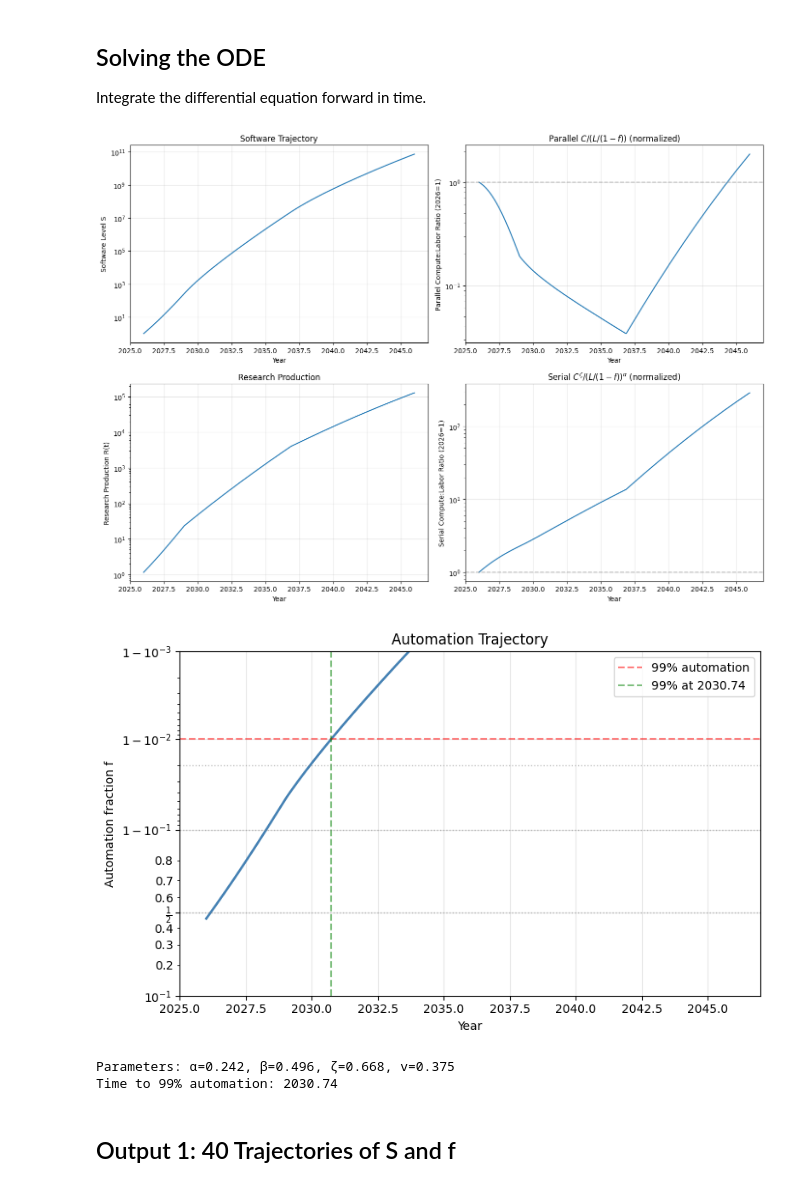
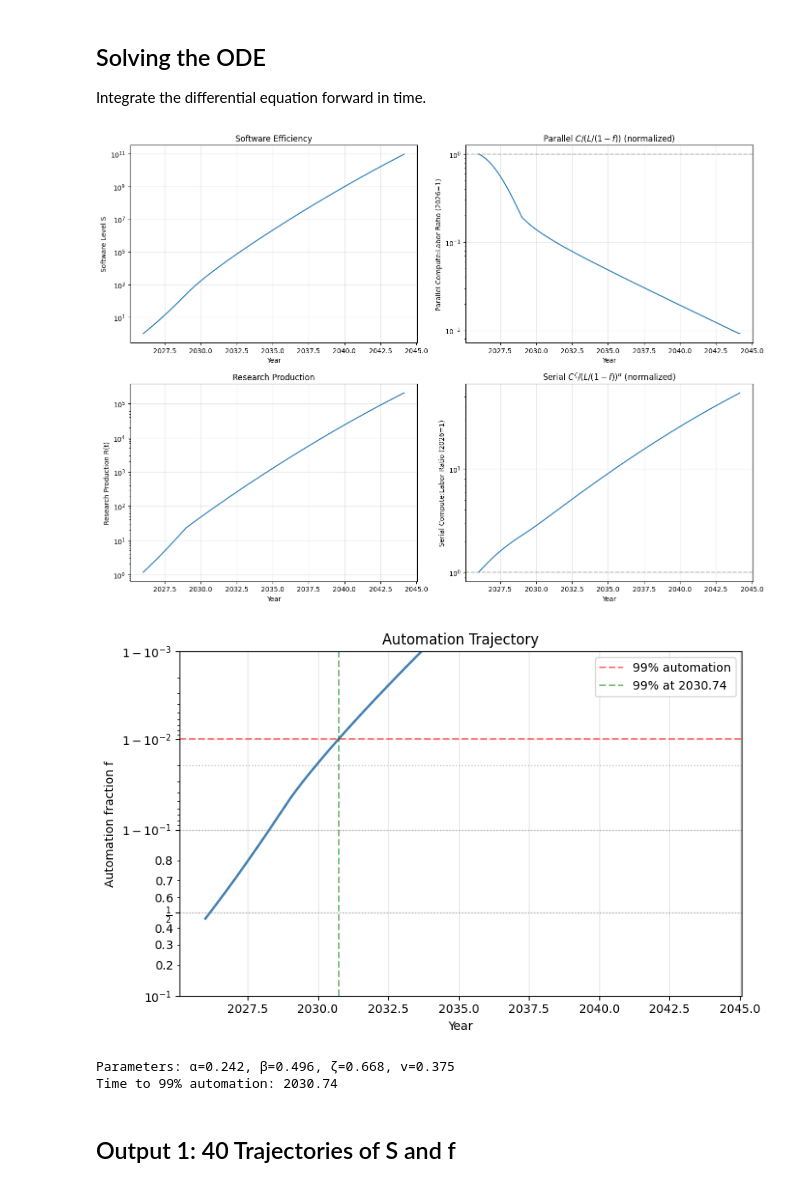
Before and after one commit to tkwa/ai-takeoff-model, a Jupyter notebook: takeoff_simulation.ipynb, the cells around one changed output. Cells and saved outputs as stored; diff of their text form; code cells hidden in the pictures.

```diff
--- a/takeoff_simulation.ipynb
+++ b/takeoff_simulation.ipynb
@@ -330,8 +330,8 @@ def jones_model_derivative(t, S, alpha, beta, zeta, v, k, L_2026, C_2026, E_hac)
     f = f_automation(C, S, v, E_hac)
 
     # Avoid division by zero as f approaches 1
-    if f >= 0.9999:
-        f = 0.9999
+    if f >= 0.999999:
+        f = 0.999999
 
     effective_labor = L / (1 - f)
     dS_dt = k * (effective_labor ** alpha) * (C ** zeta) * (S ** (1 - beta))
@@ -341,6 +341,7 @@ def jones_model_derivative(t, S, alpha, beta, zeta, v, k, L_2026, C_2026, E_hac)
 def simulate_trajectory(params, t_start=-0.5, t_end=6, max_S=1e12):
     """
     Simulate S(t) from t_start to t_end (relative to Jan 2026).
+    Trajectories are truncated once f reaches 99.9999%.
 
     Returns:
         t_array, S_array, f_array, R_array, serial_ratio_array,
@@ -395,9 +396,19 @@ def simulate_trajectory(params, t_start=-0.5, t_end=6, max_S=1e12):
         L_dense = np.array([labor_schedule(t, L_2026) for t in t_dense])
         f_dense = np.array([f_automation(C_dense[i], S_dense[i], v, E_hac) for i in range(len(t_dense))])
 
+        # Truncate once f reaches the cap
+        cap_mask = f_dense >= 0.999999
+        if np.any(cap_mask):
+            cap_idx = np.argmax(cap_mask) + 1  # include the first point at cap
+            t_dense = t_dense[:cap_idx]
+            S_dense = S_dense[:cap_idx]
+            C_dense = C_dense[:cap_idx]
+            L_dense = L_dense[:cap_idx]
+            f_dense = f_dense[:cap_idx]
+
         # Compute R(t) = (L/(1-f))^α * C^ζ
         # Avoid division by zero
-        f_capped = np.minimum(f_dense, 0.9999)
+        f_capped = np.minimum(f_dense, 0.999999)
         R_dense = ((L_dense / (1 - f_capped)) ** alpha) * (C_dense ** zeta)
 
         # Serial compute:labor ratio C^ζ / (L/(1-f))^α (with diminishing returns)
@@ -437,7 +448,7 @@ if t_arr is not None:
     axes[0, 0].set_xlabel('Year')
     axes[0, 0].set_ylabel('Software Level S')
     axes[0, 0].set_yscale('log')
-    axes[0, 0].set_title('Software Trajectory')
+    axes[0, 0].set_title('Software Efficiency')
     axes[0, 0].grid(True, alpha=0.3)
 
     # Top right: Parallel compute:labor ratio (raw, no exponents)
@@ -464,35 +475,35 @@ if t_arr is not None:
     axes[1, 1].set_yscale('log')
     axes[1, 1].set_title('Serial $C^\\zeta / (L/(1-f))^\\alpha$ (normalized)')
     axes[1, 1].axhline(1, color='gray', linestyle='--', alpha=0.5)
     axes[1, 1].grid(True, alpha=0.3)
 
     plt.tight_layout()
     plt.show()
 
     # Separate automation trajectory plot
     fig2, ax_f = plt.subplots(figsize=(8, 5))
     ax_f.plot(t_arr + YEAR_START, f_arr, linewidth=2, color='steelblue')
     ax_f.axhline(0.99, color='red', linestyle='--', alpha=0.5, label='99% automation')
     if time_99:
         ax_f.axvline(time_99, color='green', linestyle='--', alpha=0.5, label=f'99% at {time_99:.2f}')
     ax_f.set_xlabel('Year')
     ax_f.set_ylabel('Automation fraction f')
     ax_f.set_title('Automation Trajectory')
     ax_f.set_yscale('logit')
     ax_f.set_ylim(0.1, 0.999)
     ax_f.axhline(0.5, color='gray', linestyle=':', alpha=0.5, linewidth=1)
     ax_f.axhline(0.9, color='gray', linestyle=':', alpha=0.5, linewidth=1)
     ax_f.axhline(0.98, color='gray', linestyle=':', alpha=0.5, linewidth=1)
     ax_f.legend()
     ax_f.grid(True, alpha=0.3)
     plt.tight_layout()
     plt.show()
 
     print(f"\nParameters: α={params['alpha']:.3f}, β={params['beta']:.3f}, ζ={params['zeta']:.3f}, v={params['v']:.3f}")
     print(f"Time to 99% automation: {time_99:.2f}" if time_99 else "Did not reach 99% automation")
 # %% [output]
-[figure, old version]
+[figure, new version]
-[figure, old version]
+[figure, new version]
 Parameters: α=0.242, β=0.496, ζ=0.668, v=0.375
 Time to 99% automation: 2030.74
 # %% [markdown]
```
Also changed, not shown: parts of 2 cells of this notebook, 3 other files.
